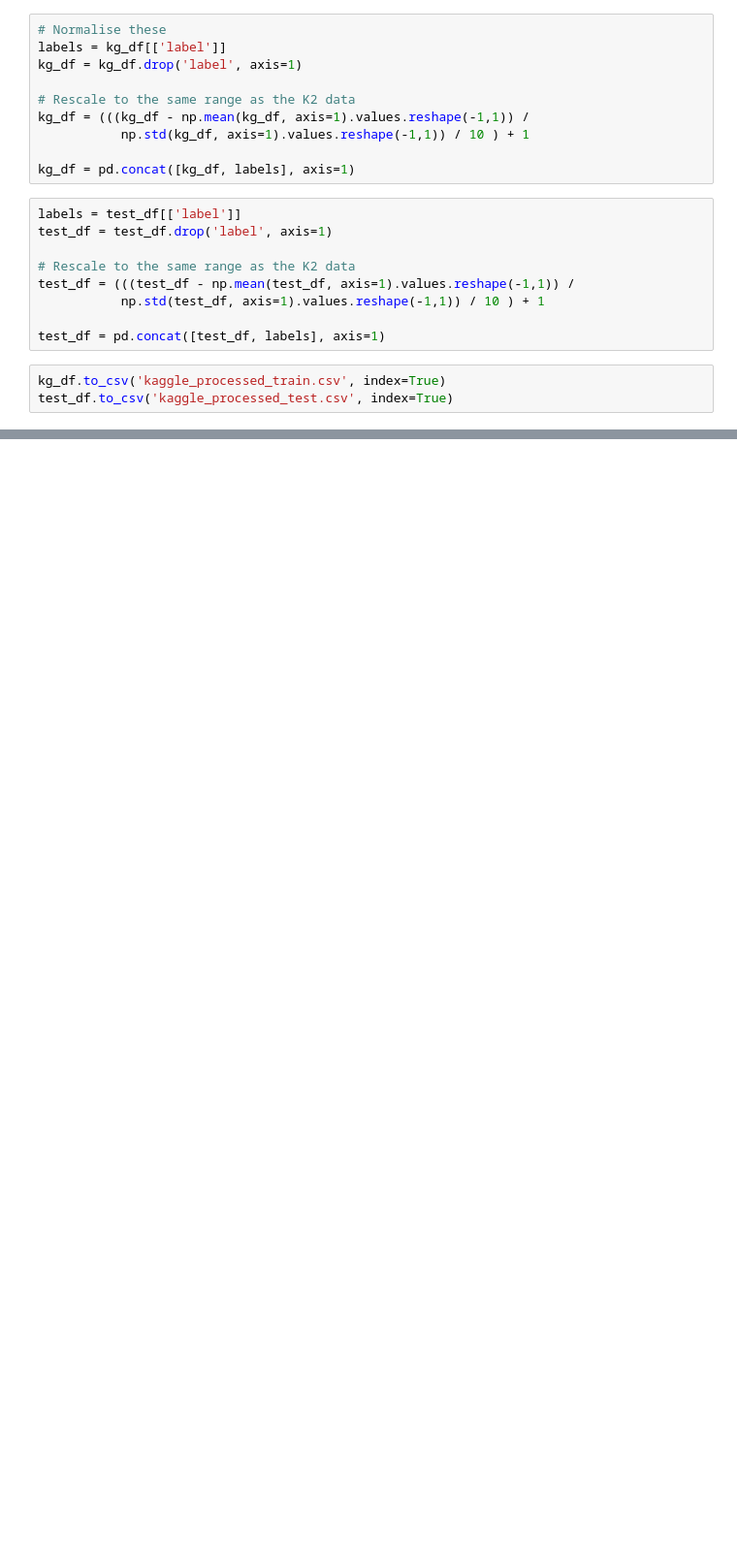
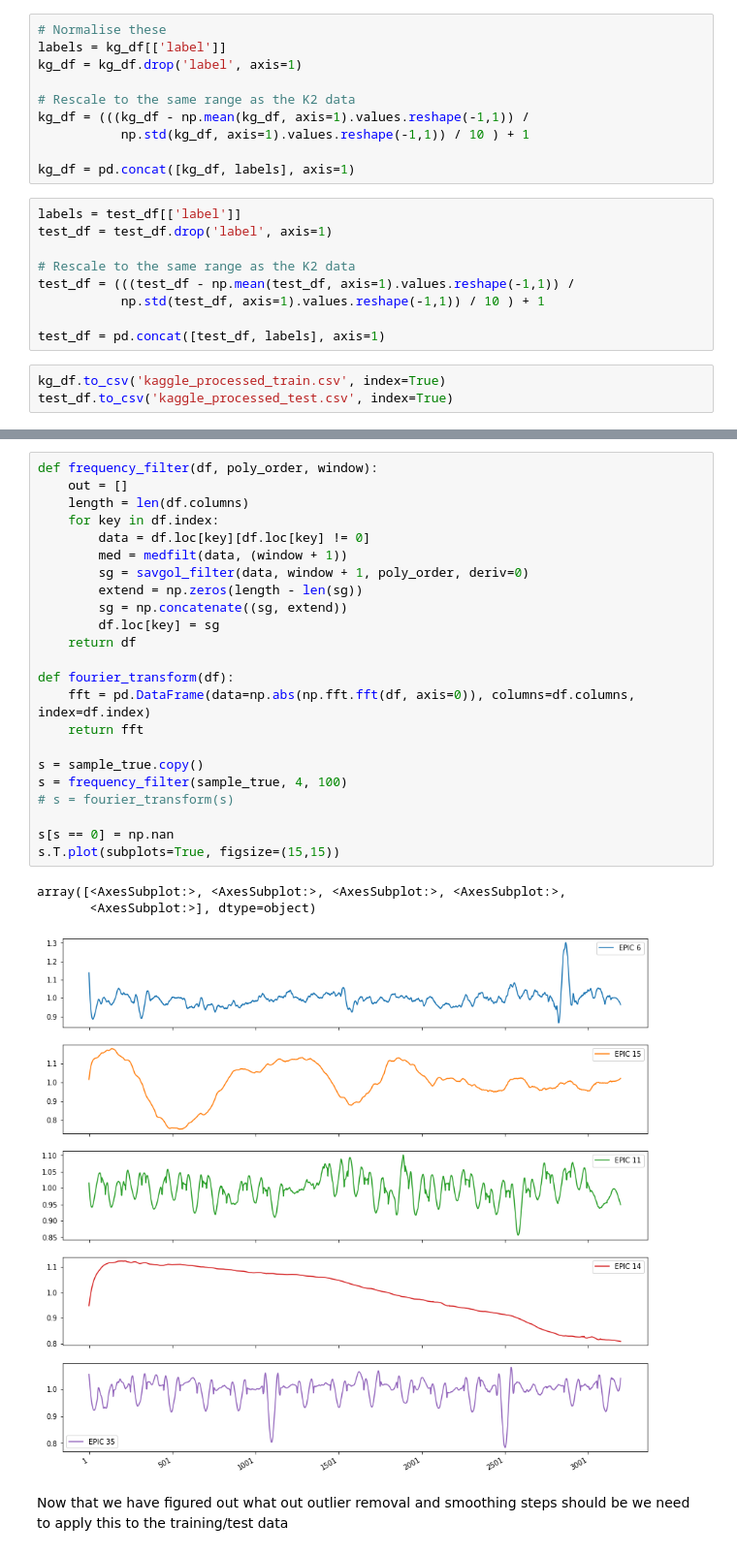
Before and after one commit to adamwickenden/TensorFlowNBs, a Jupyter notebook: Projects/K2/K2data.ipynb, the cells around one changed output, grey strips where cells are left out. Shown at 97% size. Saved outputs shown, nothing was run; the diff lists cells and outputs as text; blank space fills up the shorter version.

```diff
--- a/Projects/K2/K2data.ipynb
+++ b/Projects/K2/K2data.ipynb
@@ -179,0 +404,29 @@ test_df.to_csv('kaggle_processed_test.csv', index=True)
+# %%
+def frequency_filter(df, poly_order, window):
+    out = []
+    length = len(df.columns)
+    for key in df.index:
+        data = df.loc[key][df.loc[key] != 0]
+        med = medfilt(data, (window + 1))
+        sg = savgol_filter(data, window + 1, poly_order, deriv=0)
+        extend = np.zeros(length - len(sg))
+        sg = np.concatenate((sg, extend))
+        df.loc[key] = sg
+    return df
+
+def fourier_transform(df):
+    fft = pd.DataFrame(data=np.abs(np.fft.fft(df, axis=0)), columns=df.columns, index=df.index)
+    return fft
+
+s = sample_true.copy()
+s = frequency_filter(sample_true, 4, 100)
+# s = fourier_transform(s)
+
+s[s == 0] = np.nan
+s.T.plot(subplots=True, figsize=(15,15))
+# %% [output]
+array([<AxesSubplot:>, <AxesSubplot:>, <AxesSubplot:>, <AxesSubplot:>,
+       <AxesSubplot:>], dtype=object)
+[figure, added]
+# %% [markdown]
+Now that we have figured out what out outlier removal and smoothing steps should be we need to apply this to the training/test data
```
Also changed, not shown: parts of 53 cells of this notebook, 1 other file.
